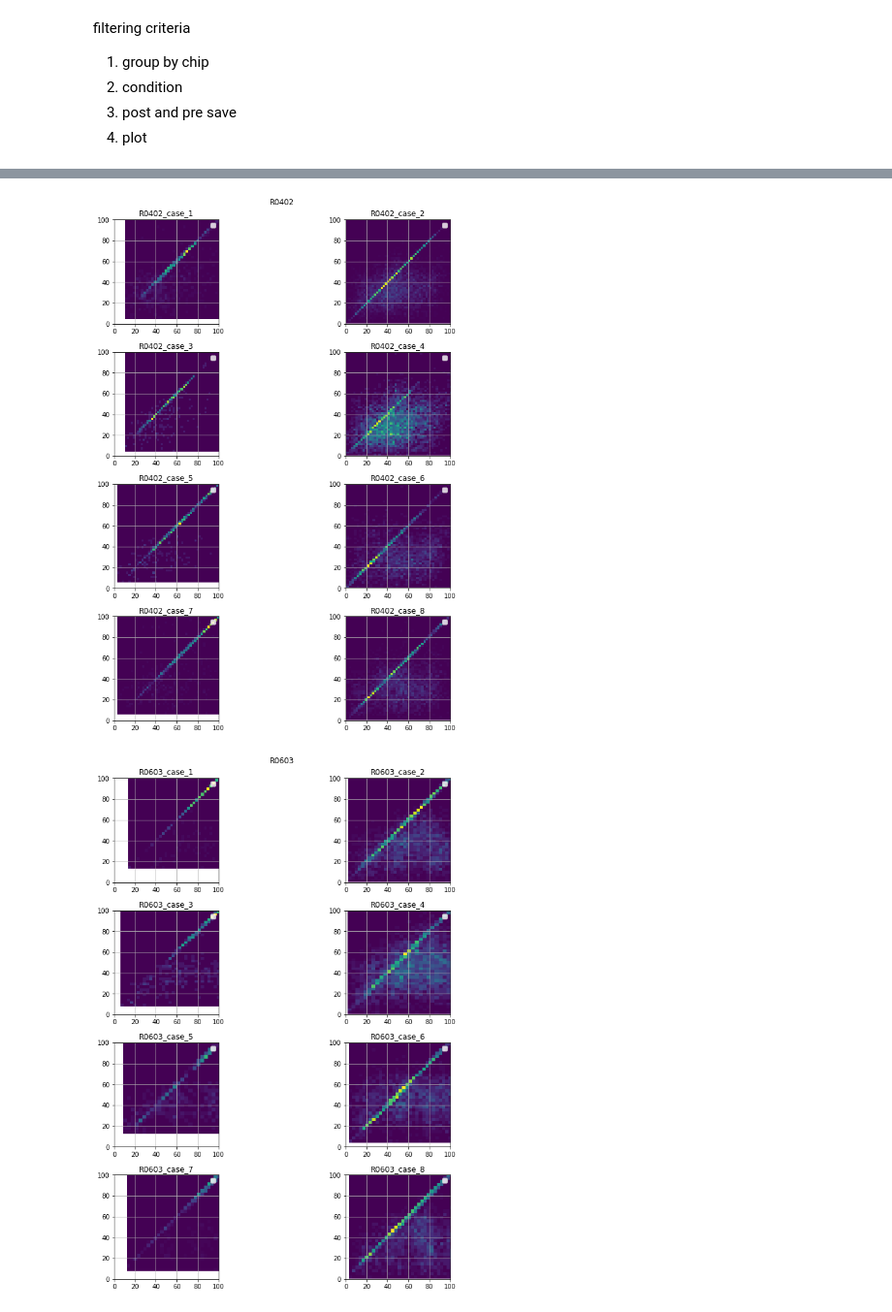
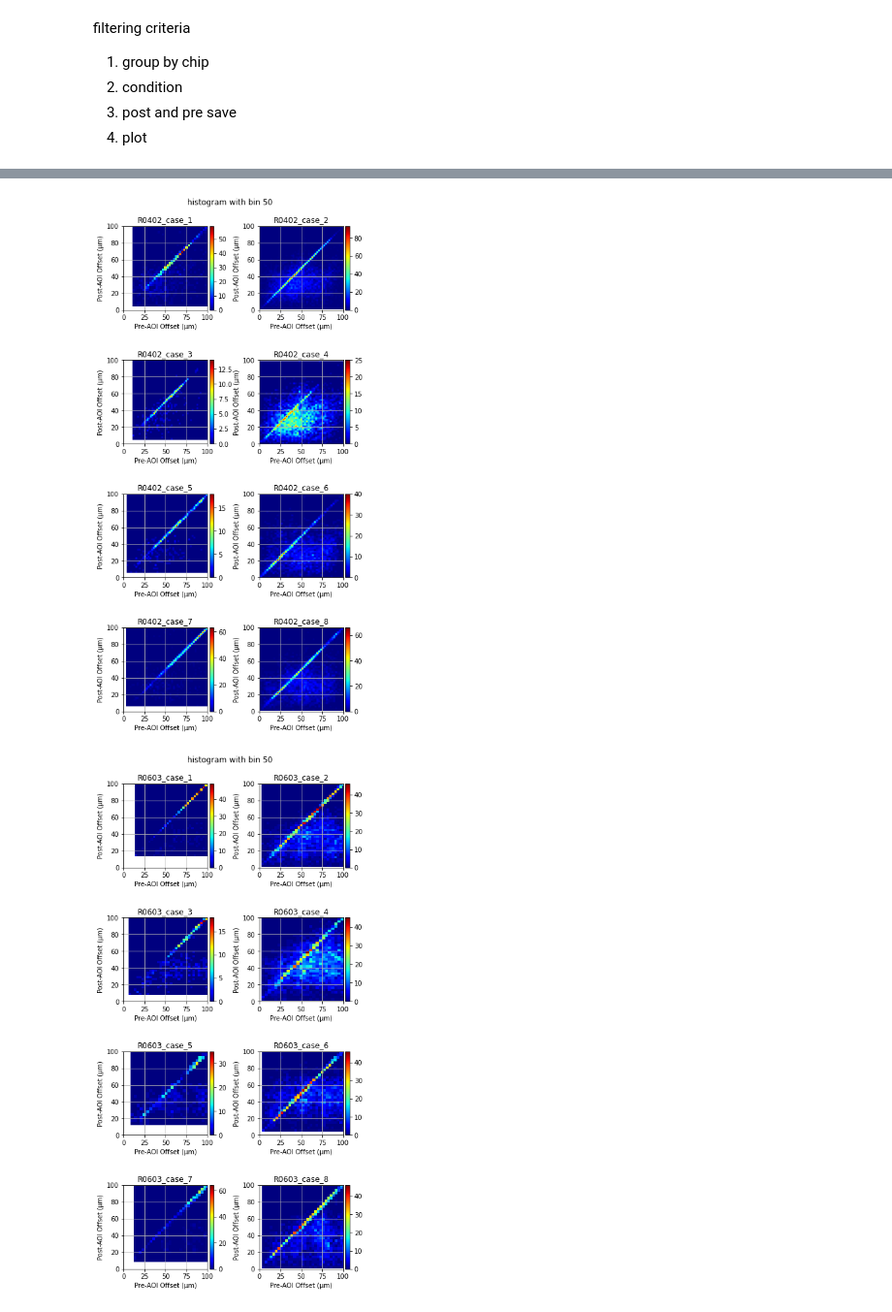
Before and after one commit to andyj1/np, a Jupyter notebook: angle_analysis/prepost_offsets.ipynb, the cells around one changed output, grey strips where cells are left out. Shown at 97% size. Drawn from its saved outputs; the diff is of its cells as text; code cells hidden in the pictures.

Commit message:
update reflowoven,prepost plots

```diff
--- a/angle_analysis/prepost_offsets.ipynb
+++ b/angle_analysis/prepost_offsets.ipynb
@@ -157,31 +158,55 @@ for chip in chips:
         pre_post_case[chip][case] = pd.DataFrame(pre_post_case[chip][case], columns=['dist_pre','dist_post'],dtype=float)
 # %%
 # visualize
-chips = ['R0402','R0603','R1005']
 
 import warnings
 warnings.filterwarnings("ignore")
+import matplotlib.cm as cm
+from mpl_toolkits.axes_grid1 import make_axes_locatable
+
+
+histogram_bin_size = 50
 
 for i, chip in enumerate(chips):
-    fig = plt.figure(figsize=(12,12))
+    fig = plt.figure(figsize=(6,12))
+    ax = {}
     for j, case in enumerate(range(NUM_CASES)):
-        ax = fig.add_subplot(NUM_CASES/2, 2, j+1)
-#         ax.scatter(pre_post_case[chip][case].iloc[:,0], pre_post_case[chip][case].iloc[:,1], s=1, alpha=0.3, color='b', label=chip)
-#         ax.plot(pre_post_case[chip][case].iloc[:,0],pre_post_case[chip][case].iloc[:,0], 'k-', color='gray', label='|PRE|=|POST|')
+        ax[j] = fig.add_subplot(NUM_CASES/2, 2, j+1)
 
-#         ax.set_xlabel('Pre-AOI offset distance')
-#         ax.set_ylabel('Post-AOI offset distance')
-#         ax.set_ylim([0, 100])
-#         ax.set_xlim([0, 100])
-        heatmap, xedges, yedges = np.histogram2d(pre_post_case[chip][case].iloc[:,0].to_numpy(), pre_post_case[chip][case].iloc[:,1].to_numpy(), bins=50)
+#         img = ax[j].scatter(pre_post_case[chip][case].iloc[:,0], pre_post_case[chip][case].iloc[:,1], s=1, alpha=0.3, color='b', label=chip)
+#         ax[j].plot(pre_post_case[chip][case].iloc[:,0],pre_post_case[chip][case].iloc[:,0], 'k-', color='gray', label='|PRE|=|POST|')
+
+        # 2d histogram
+        heatmap, xedges, yedges = np.histogram2d(pre_post_case[chip][case].iloc[:,0].to_numpy(), \
+                                                 pre_post_case[chip][case].iloc[:,1].to_numpy(), \
+                                                 bins=histogram_bin_size)
         extent = [xedges[0], xedges[-1], yedges[0], yedges[-1]]
-        ax.imshow(heatmap.T, extent=extent, origin='lower')
-        ax.set_ylim([0, 100])
-        ax.set_xlim([0, 100])
-        ax.set_title(f'{chip}_case_{case+1}')
-        ax.legend()
-        ax.grid()
-    fig.suptitle(f'{chip}', fontsize=12)
+        img = ax[j].imshow(heatmap.T, extent=extent, origin='lower',cmap=cm.jet) #cmap=cm.PuBu_r)
+
+        ax[j].set_ylim([0, 100])
+        ax[j].set_xlim([0, 100])
+        ax[j].set_title(f'{chip}_case_{case+1}')
+#         ax[j].legend(loc='upper left')
+        ax[j].grid()
+        ax[j].set_xlabel('Pre-AOI Offset (\u03BCm)')
+        ax[j].set_ylabel('Post-AOI Offset (\u03BCm)')
+
+        divider = make_axes_locatable(ax[j])
+        cax = divider.append_axes("right", size="5%", pad=0.05)
+        fig.colorbar(img, ax=ax[j], cax=cax)
+
+        # compute statistics
+        predist = pre_post_case[chip][case].iloc[:,0].to_numpy()
+        postdist = pre_post_case[chip][case].iloc[:,1].to_numpy()
+        count = 0
+        for pre, post in zip(predist, postdist):
+            if post > pre:
+                count += 1
+        print(f'chip: {chip}, case: {case}, post > pre:', count, '\tpost <= pre:', len(predist)-count)
+
+    print()
+
+    fig.suptitle(f'histogram with bin {histogram_bin_size}', fontsize=12)
     fig.tight_layout()
-    fig.savefig(f'./{img_path}/pre_post_offsets.png')
+    fig.savefig(f'./{img_path}/{chip}_pre_post_offsets.png')
 # %% [output]
@@ -205,2 +230,2 @@ No handles with labels found to put in legend.
-[figure, old version]
+[figure, new version]
-[figure, old version]
+[figure, new version]
```
Also changed, not shown: parts of 5 cells of this notebook, 8 other files.
